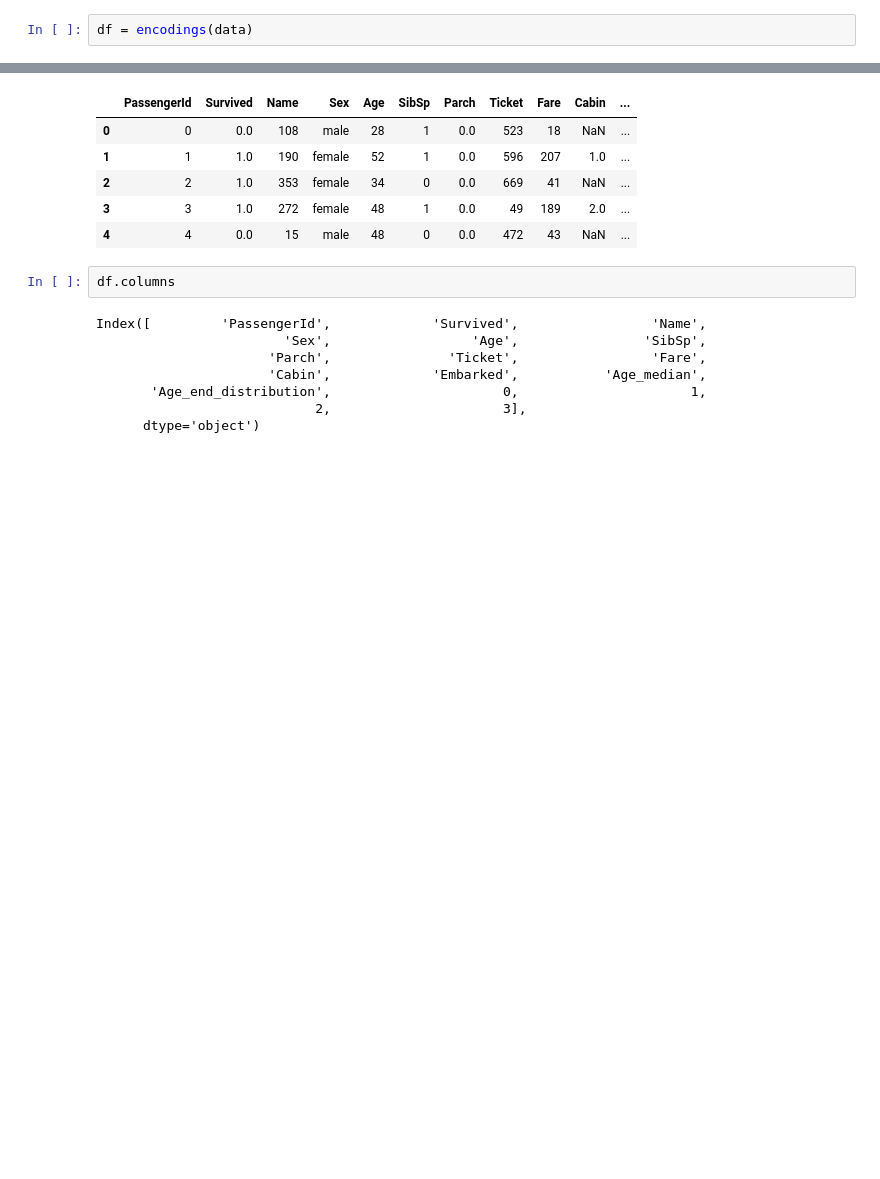
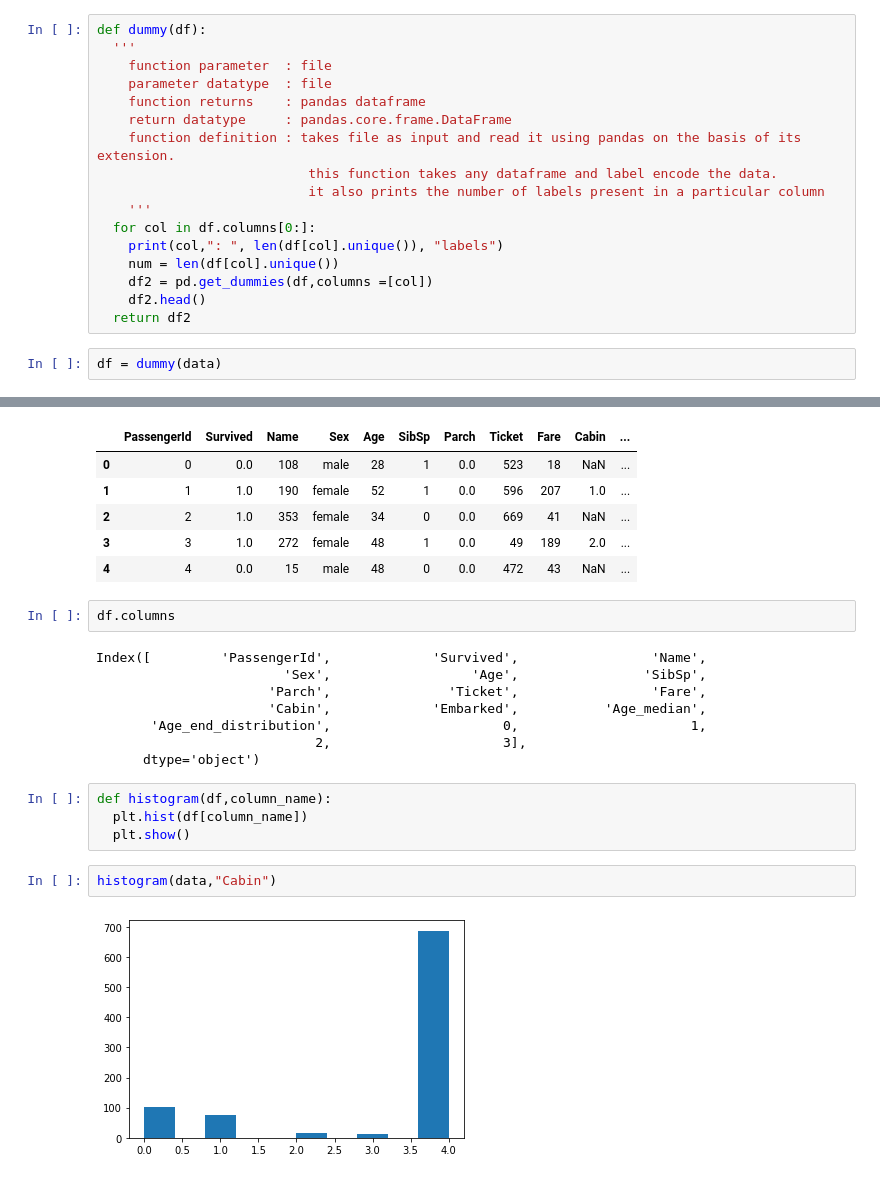
Before and after one commit to RahulParajuli/DataVisualizationandML, a Jupyter notebook: functions.ipynb, the cells around one changed output, grey strips where cells are left out. Saved outputs shown, nothing was run; the diff lists cells and outputs as text; blank space fills up the shorter version.

```diff
--- a/functions.ipynb
+++ b/functions.ipynb
@@ -495,5 +488,22 @@ Index(['PassengerId', 'Survived', 'Name', 'Sex', 'Age', 'SibSp', 'Parch',
+# %%
+def dummy(df):
+  '''
+    function parameter  : file
+    parameter datatype  : file
+    function returns    : pandas dataframe
+    return datatype     : pandas.core.frame.DataFrame
+    function definition : takes file as input and read it using pandas on the basis of its extension.
+                           this function takes any dataframe and label encode the data.
+                           it also prints the number of labels present in a particular column
+    '''
+  for col in df.columns[0:]:
+    print(col,": ", len(df[col].unique()), "labels")
+    num = len(df[col].unique())
+    df2 = pd.get_dummies(df,columns =[col])
+    df2.head()
+  return df2
 # %%
-df = encodings(data)
+df = dummy(data)
 # %% [output]
 PassengerId :  891 labels
 Survived :  2 labels
@@ -537,3 +549,11 @@ Index([         'PassengerId',             'Survived',                 'Name',
        'Age_end_distribution',                      0,                      1,
                             2,                      3],
       dtype='object')
+# %%
+def histogram(df,column_name):
+  plt.hist(df[column_name])
+  plt.show()
+# %%
+histogram(data,"Cabin")
+# %% [output]
+[figure, added]
```
Also changed, not shown: parts of 7 cells of this notebook.
